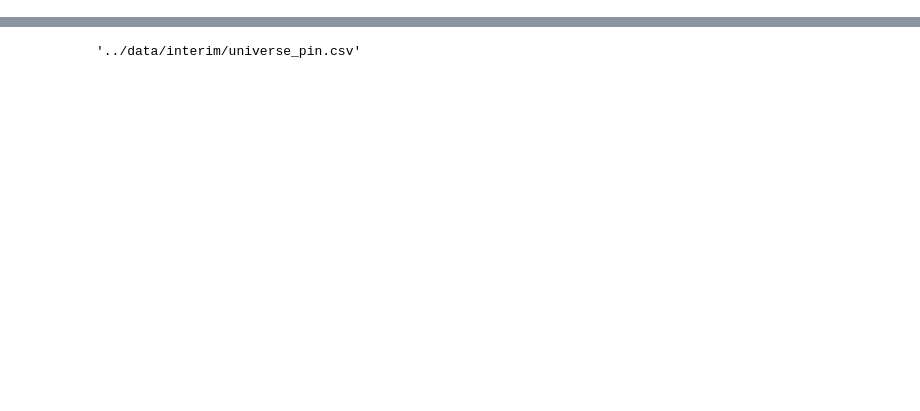
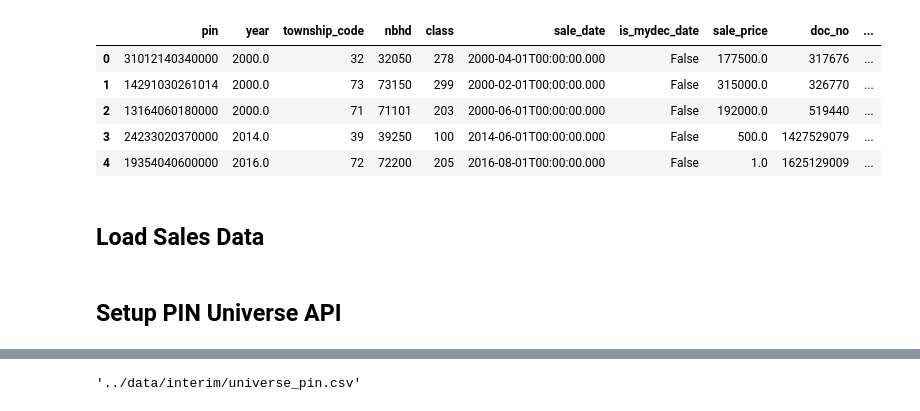
Before and after one commit to jennymaidev/ChicagoPublicTransit, a Jupyter notebook: notebooks/02_pin_location_geocoding.ipynb, the cells around one changed output, grey strips where cells are left out. Saved outputs shown, nothing was run; the diff lists cells and outputs as text; code cells hidden in the pictures; blank space fills up the shorter version.

```diff
--- a/notebooks/02_pin_location_geocoding.ipynb
+++ b/notebooks/02_pin_location_geocoding.ipynb
@@ -29,4 +93,14 @@ gdf_cta['Line_Colors'].value_counts().head(10)
 # %%
-df_sales = pd.read_csv(os.path.join(DATA_DIR, 'sales_data.csv'))
+# Load sales data
+df_sales = pd.read_csv(os.path.join(DATA_DIR, 'sales_data_raw.csv'))
 df_sales.head()
+# %% [output]
+|  | pin | year | township_code | nbhd | class | sale_date | is_mydec_date | sale_price | doc_no | ... |
+| 0 | 31012140340000 | 2000.0 | 32 | 32050 | 278 | 2000-04-01T00:00:00.000 | False | 177500.0 | 317676 | ... |
+| 1 | 14291030261014 | 2000.0 | 73 | 73150 | 299 | 2000-02-01T00:00:00.000 | False | 315000.0 | 326770 | ... |
+| 2 | 13164060180000 | 2000.0 | 71 | 71101 | 203 | 2000-06-01T00:00:00.000 | False | 192000.0 | 519440 | ... |
+| 3 | 24233020370000 | 2014.0 | 39 | 39250 | 100 | 2014-06-01T00:00:00.000 | False | 500.0 | 1427529079 | ... |
+| 4 | 19354040600000 | 2016.0 | 72 | 72200 | 205 | 2016-08-01T00:00:00.000 | False | 1.0 | 1625129009 | ... |
+# %% [markdown]
+## Load Sales Data
 # %%
@@ -33,4 +108,6 @@ df_sales.head()
 UNIVERSE_DATA_ID = 'nj4t-kc8j'
 UNIVERSE_API_URL = f'https://datacatalog.cookcountyil.gov/resource/{UNIVERSE_DATA_ID}.csv'
 TEXT_FILE = os.path.join(INTERIM_DIR, 'universe_pin.txt')
+# %% [markdown]
+## Setup PIN Universe API
 # %%
```
Also changed, not shown: parts of 21 cells of this notebook, 15 other files.
